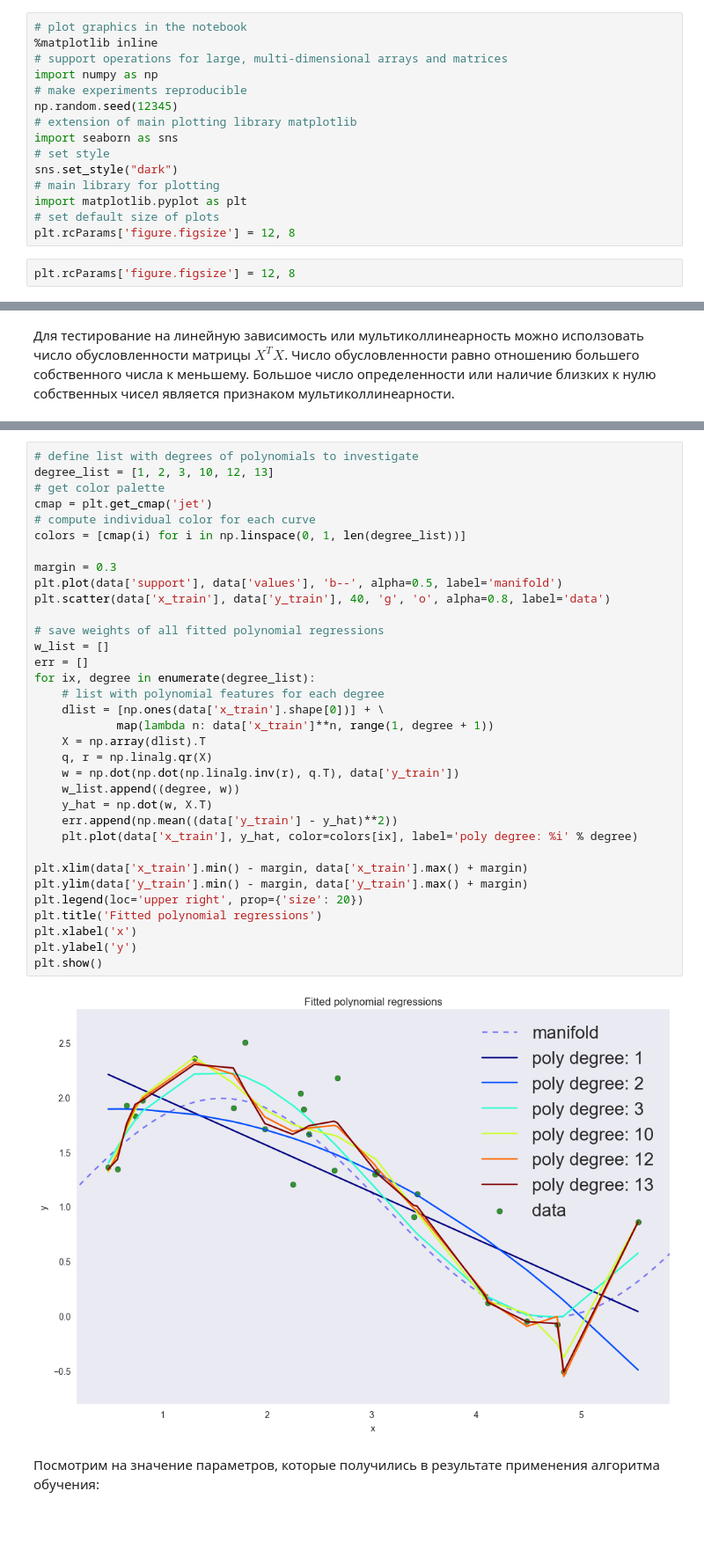
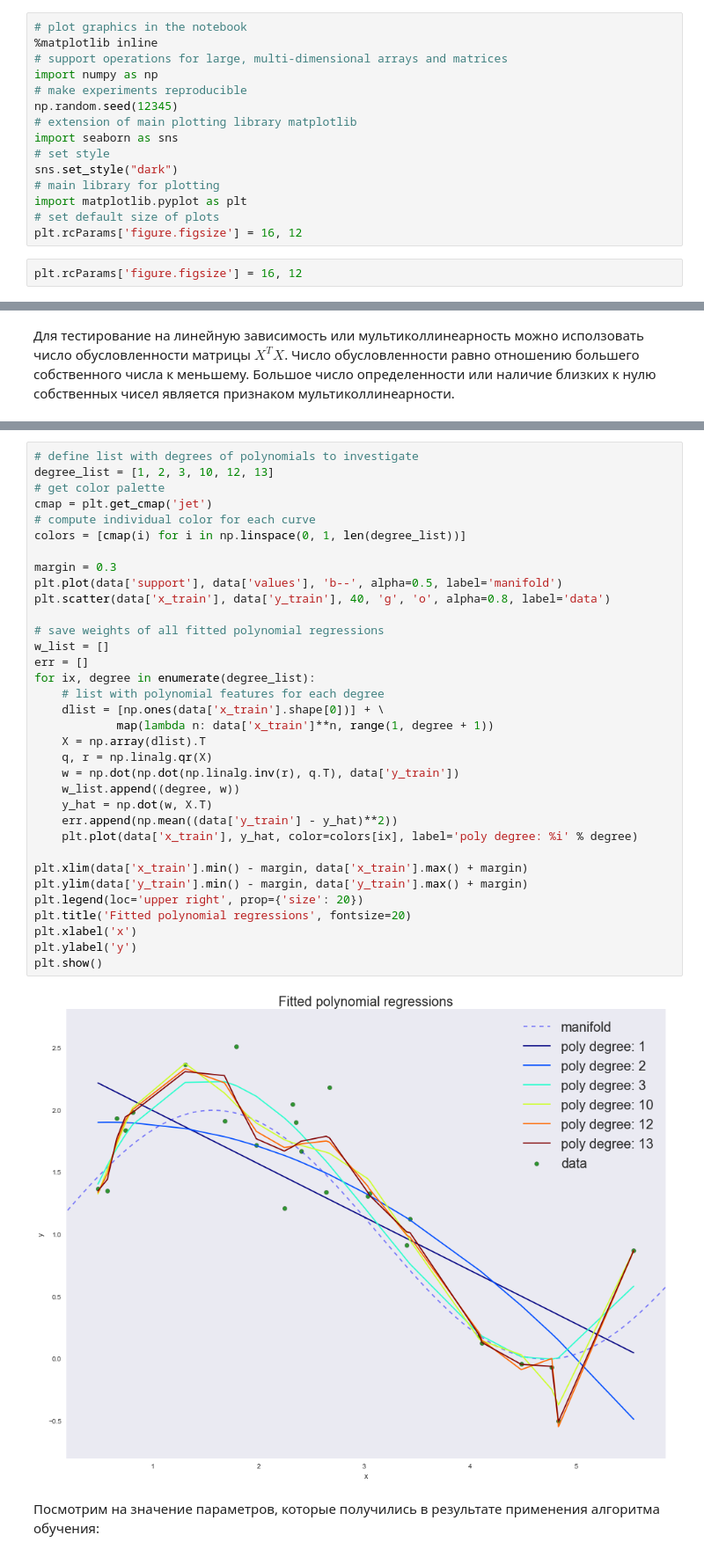
Before and after one commit to mephistopheies/mlworkshop39_042017, a Jupyter notebook: 1_ml_intro/ipy/lecture.ipynb, the cells around one changed output, grey strips where cells are left out. Shown at 88% size. Saved outputs shown, nothing was run; the diff lists cells and outputs as text; blank space fills up the shorter version.

```diff
--- a/1_ml_intro/ipy/lecture.ipynb
+++ b/1_ml_intro/ipy/lecture.ipynb
@@ -172,9 +172,9 @@ sns.set_style("dark")
 # main library for plotting
 import matplotlib.pyplot as plt
 # set default size of plots
-plt.rcParams['figure.figsize'] = 12, 8
+plt.rcParams['figure.figsize'] = 16, 12
 # %%
-plt.rcParams['figure.figsize'] = 12, 8
+plt.rcParams['figure.figsize'] = 16, 12
 # %%
 def generate_wave_set(n_support=1000, n_train=25, std=0.3):
     data = {}
@@ -362,35 +362,35 @@ degree_list = [1, 2, 3, 10, 12, 13]
 cmap = plt.get_cmap('jet')
 # compute individual color for each curve
 colors = [cmap(i) for i in np.linspace(0, 1, len(degree_list))]
 
 margin = 0.3
 plt.plot(data['support'], data['values'], 'b--', alpha=0.5, label='manifold')
 plt.scatter(data['x_train'], data['y_train'], 40, 'g', 'o', alpha=0.8, label='data')
 
 # save weights of all fitted polynomial regressions
 w_list = []
 err = []
 for ix, degree in enumerate(degree_list):
     # list with polynomial features for each degree
     dlist = [np.ones(data['x_train'].shape[0])] + \
             map(lambda n: data['x_train']**n, range(1, degree + 1))
     X = np.array(dlist).T
     q, r = np.linalg.qr(X)
     w = np.dot(np.dot(np.linalg.inv(r), q.T), data['y_train'])
     w_list.append((degree, w))
     y_hat = np.dot(w, X.T)
     err.append(np.mean((data['y_train'] - y_hat)**2))
     plt.plot(data['x_train'], y_hat, color=colors[ix], label='poly degree: %i' % degree)
 
 plt.xlim(data['x_train'].min() - margin, data['x_train'].max() + margin)
 plt.ylim(data['y_train'].min() - margin, data['y_train'].max() + margin)
 plt.legend(loc='upper right', prop={'size': 20})
-plt.title('Fitted polynomial regressions')
+plt.title('Fitted polynomial regressions', fontsize=20)
 plt.xlabel('x')
 plt.ylabel('y')
 plt.show()
 # %% [output]
-[figure, old version]
+[figure, new version]
 # %% [markdown]
 Посмотрим на значение параметров, которые получились в результате применения алгоритма обучения:
 # %%
```
Also changed, not shown: parts of 32 cells of this notebook.
